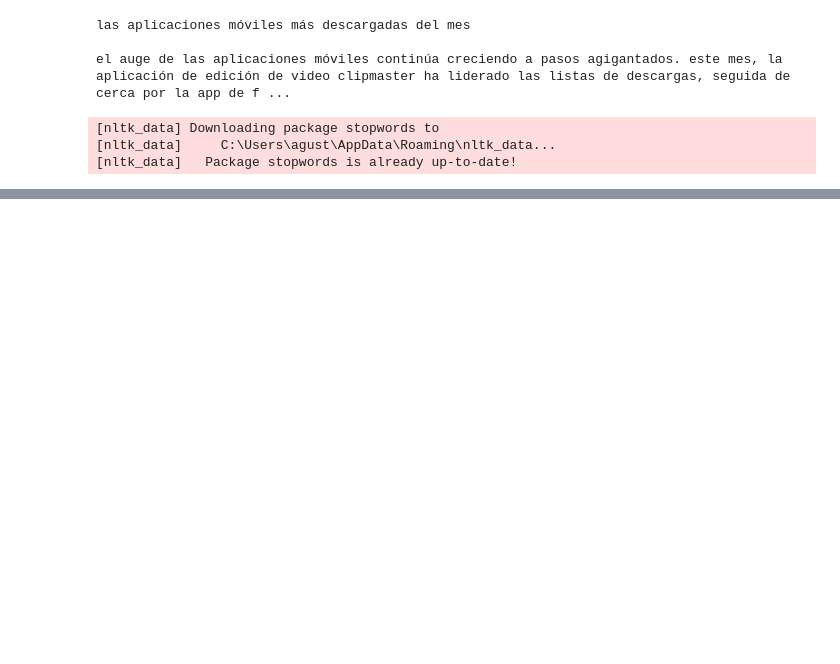
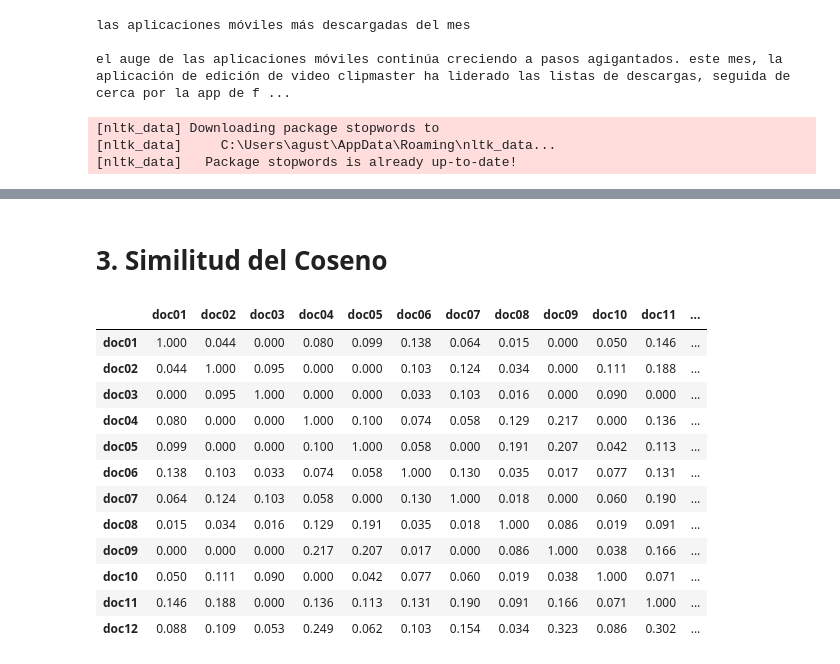
Before and after one commit to Agustin-Casebonne/PLN, a Jupyter notebook: practica2/practica_2.ipynb, the cells around one changed output, grey strips where cells are left out. Saved outputs shown, nothing was run; the diff lists cells and outputs as text; code cells hidden in the pictures; blank space fills up the shorter version.

```diff
--- a/practica2/practica_2.ipynb
+++ b/practica2/practica_2.ipynb
@@ -55,0 +75,24 @@ hoy se anunció el lanzamiento del último smartphone de la reconocida marca tec
+# %%
+import numpy as np
+import matplotlib.pyplot as plt
+
+# 1. Vocabulario: todas las palabras distintas de todos los documentos, ordenadas
+vocabulario = set()
+for palabras in tokens.values():
+    vocabulario.update(palabras)
+vocabulario = sorted(vocabulario)
+print("Tamaño del vocabulario:", len(vocabulario))
+
+# 2. Bag-of-Words: una fila por documento, una columna por palabra del vocabulario.
+#    Cada valor es cuántas veces aparece esa palabra en ese documento.
+bow = []
+for nombre in nombres:
+    palabras_doc = tokens[nombre]
+    fila = []
+    for palabra in vocabulario:
+        fila.append(palabras_doc.count(palabra))
+    bow.append(fila)
+
+bow = np.array(bow)
+df_bow = pd.DataFrame(bow, index=nombres, columns=vocabulario)
+df_bow.iloc[:, :15]
@@ -55,0 +114,33 @@ hoy se anunció el lanzamiento del último smartphone de la reconocida marca tec
+# %% [markdown]
+# 3. Similitud del Coseno
+# %%
+def similitud_coseno(a, b):
+    # Fórmula: (a · b) / (|a| * |b|)
+    producto_punto = np.dot(a, b)        # suma de multiplicar posición a posición
+    norma_a = np.sqrt(np.sum(a * a))     # "longitud" del vector a
+    norma_b = np.sqrt(np.sum(b * b))     # "longitud" del vector b
+    return producto_punto / (norma_a * norma_b)
+
+n = len(nombres)
+sim = np.zeros((n, n))                   # tabla vacía de 12x12
+
+for i in range(n):
+    for j in range(n):
+        sim[i, j] = similitud_coseno(bow[i], bow[j])
+
+df_sim = pd.DataFrame(sim, index=nombres, columns=nombres)
+df_sim.round(3)
+# %% [output]
+|  | doc01 | doc02 | doc03 | doc04 | doc05 | doc06 | doc07 | doc08 | doc09 | doc10 | doc11 | ... |
+| doc01 | 1.000 | 0.044 | 0.000 | 0.080 | 0.099 | 0.138 | 0.064 | 0.015 | 0.000 | 0.050 | 0.146 | ... |
+| doc02 | 0.044 | 1.000 | 0.095 | 0.000 | 0.000 | 0.103 | 0.124 | 0.034 | 0.000 | 0.111 | 0.188 | ... |
+| doc03 | 0.000 | 0.095 | 1.000 | 0.000 | 0.000 | 0.033 | 0.103 | 0.016 | 0.000 | 0.090 | 0.000 | ... |
+| doc04 | 0.080 | 0.000 | 0.000 | 1.000 | 0.100 | 0.074 | 0.058 | 0.129 | 0.217 | 0.000 | 0.136 | ... |
+| doc05 | 0.099 | 0.000 | 0.000 | 0.100 | 1.000 | 0.058 | 0.000 | 0.191 | 0.207 | 0.042 | 0.113 | ... |
+| doc06 | 0.138 | 0.103 | 0.033 | 0.074 | 0.058 | 1.000 | 0.130 | 0.035 | 0.017 | 0.077 | 0.131 | ... |
+| doc07 | 0.064 | 0.124 | 0.103 | 0.058 | 0.000 | 0.130 | 1.000 | 0.018 | 0.000 | 0.060 | 0.190 | ... |
+| doc08 | 0.015 | 0.034 | 0.016 | 0.129 | 0.191 | 0.035 | 0.018 | 1.000 | 0.086 | 0.019 | 0.091 | ... |
+| doc09 | 0.000 | 0.000 | 0.000 | 0.217 | 0.207 | 0.017 | 0.000 | 0.086 | 1.000 | 0.038 | 0.166 | ... |
+| doc10 | 0.050 | 0.111 | 0.090 | 0.000 | 0.042 | 0.077 | 0.060 | 0.019 | 0.038 | 1.000 | 0.071 | ... |
+| doc11 | 0.146 | 0.188 | 0.000 | 0.136 | 0.113 | 0.131 | 0.190 | 0.091 | 0.166 | 0.071 | 1.000 | ... |
+| doc12 | 0.088 | 0.109 | 0.053 | 0.249 | 0.062 | 0.103 | 0.154 | 0.034 | 0.323 | 0.086 | 0.302 | ... |
```
Also changed, not shown: parts of 11 cells of this notebook, 1 other file.
